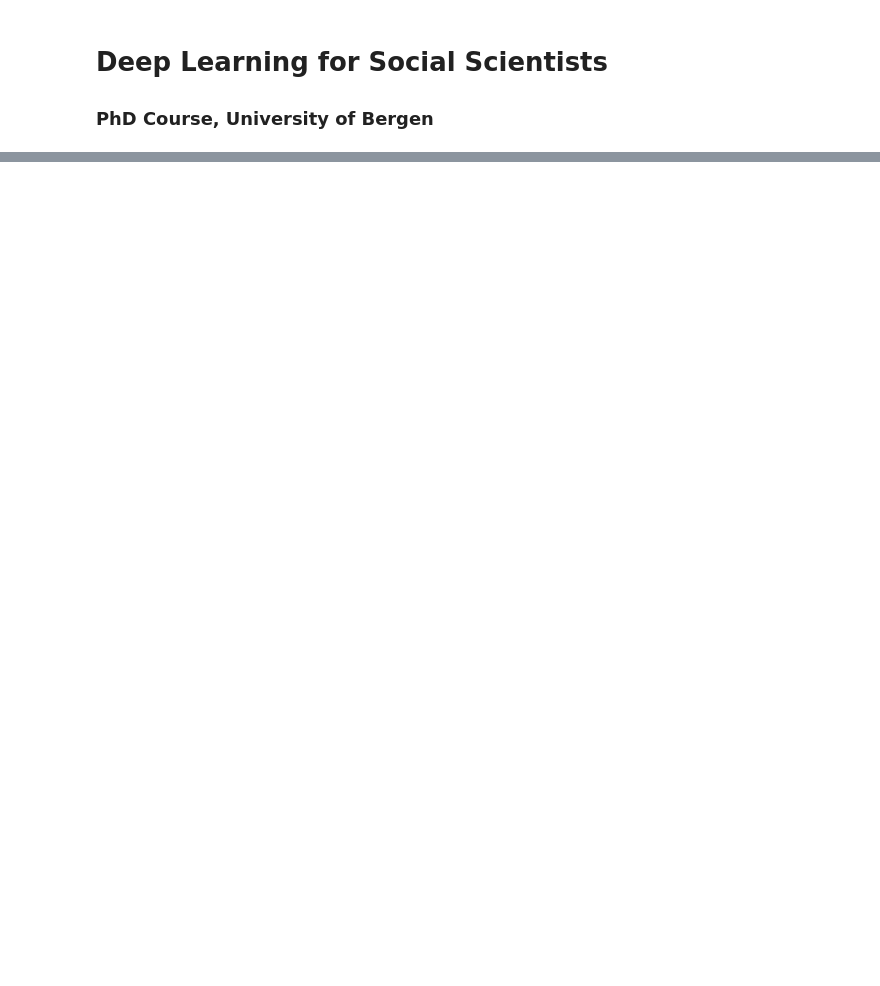
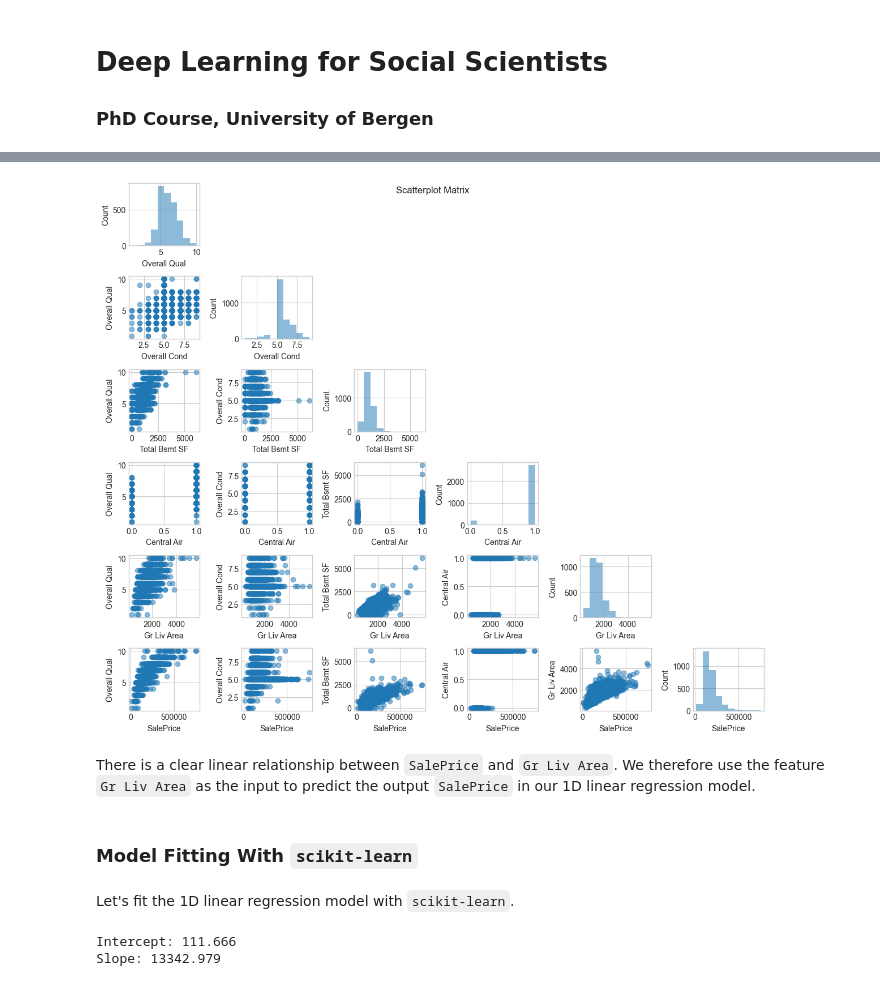
Before and after one commit to retowuest/uib-dl-2024, a Jupyter notebook: nb-1.ipynb, the cells around one changed output, grey strips where cells are left out. Cells and saved outputs as stored; diff of their text form; code cells hidden in the pictures; blank space fills up the shorter version.

Commit message:
added linear reg to nb-1

```diff
--- a/nb-1.ipynb
+++ b/nb-1.ipynb
@@ -35,0 +55,18 @@ $$
+# %%
+# Import library
+import pandas as pd
+
+# Specify features to be used
+columns = ["Overall Qual", "Overall Cond", "Gr Liv Area",
+           "Central Air", "Total Bsmt SF", "SalePrice"]
+
+# Load data set
+ames_df = pd.read_csv("http://jse.amstat.org/v19n3/decock/AmesHousing.txt",
+                      sep="\t",
+                      usecols=columns)
+
+# Print dimensions of dataframe
+print("Dimensions of dataframe:", ames_df.shape)
+
+# Print first few rows of dataframe
+ames_df.head()
@@ -35,0 +83,6 @@ $$
+# %%
+# Convert column `Central Air` to integer
+ames_df["Central Air"] = ames_df["Central Air"].map({"N": 0, "Y": 1})
+
+# Print first few rows of dataframe
+ames_df.head()
@@ -35,0 +111,6 @@ $$
+# %%
+# Drop examples (rows) with missing values
+ames_df = ames_df.dropna(axis=0)
+
+# Count missing value by column
+ames_df.isnull().sum(axis=0)
@@ -35,0 +129,19 @@ $$
+# %%
+# Import pyplot module from the matplotlib library and
+# the scatterplotmatrix function from the mlxtend package
+import matplotlib.pyplot as plt
+from mlxtend.plotting import scatterplotmatrix
+
+# Set up notebook for displaying plots
+%matplotlib inline
+
+# Create scatterplot matrix
+scatterplotmatrix(ames_df.values, figsize=(12, 10),
+                  names=ames_df.columns, alpha=0.5)
+plt.tight_layout()
+plt.suptitle("Scatterplot Matrix")
+plt.show();
+# %% [output]
+[figure, added]
+# %% [markdown]
+There is a clear linear relationship between `SalePrice` and `Gr Liv Area`. We therefore use the feature `Gr Liv Area` as the input to predict the output `SalePrice` in our 1D linear regression model.
@@ -35,0 +152,21 @@ $$
+# %% [markdown]
+### Model Fitting With `scikit-learn` <a class="anchor" id="section_1_1"></a>
+# %% [markdown]
+Let's fit the 1D linear regression model with `scikit-learn`.
+# %%
+# Import LinearRegression class from the linear_model module
+# in the scikit-learn library
+from sklearn.linear_model import LinearRegression
+
+# Create instance of class LinearRegression
+lr_skl = LinearRegression()
+
+# Train model on training data
+lr_skl.fit(X, y)
+
+# Print fitted model parameters
+print(f"Intercept: {lr_skl.coef_[0]:.3f}")
+print(f"Slope: {lr_skl.intercept_:.3f}")
+# %% [output]
+Intercept: 111.666
+Slope: 13342.979
```
Also changed, not shown: parts of 31 cells of this notebook.
